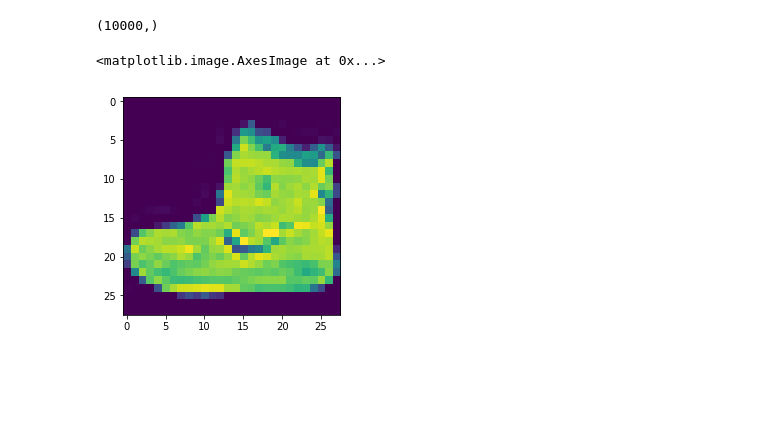
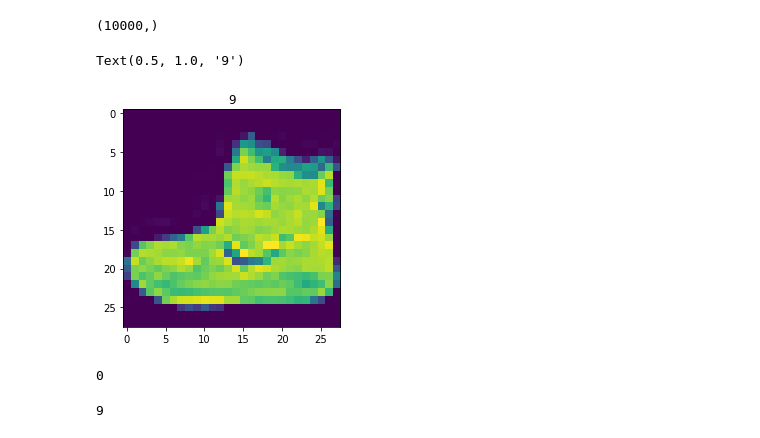
Before and after one commit to lsandrade/alura-ml, a Jupyter notebook: Classificacao_roupas.ipynb, the cells around one changed output. Saved outputs shown, nothing was run; the diff lists cells and outputs as text; code cells hidden in the pictures; blank space fills up the shorter version.

```diff
--- a/Classificacao_roupas.ipynb
+++ b/Classificacao_roupas.ipynb
@@ -27,6 +27,15 @@ identificacoes_teste.shape
 (10000,)
 # %%
 plt.imshow(imagens_treino[0])
+plt.title(identificacoes_treino[0])
 # %% [output]
-<matplotlib.image.AxesImage at 0x...>
+Text(0.5, 1.0, '9')
-[figure, old version]
+[figure, new version]
+# %%
+identificacoes_treino.min()
+# %% [output]
+0
+# %%
+identificacoes_treino.max()
+# %% [output]
+9
```
Also changed, not shown: parts of 3 cells of this notebook.
